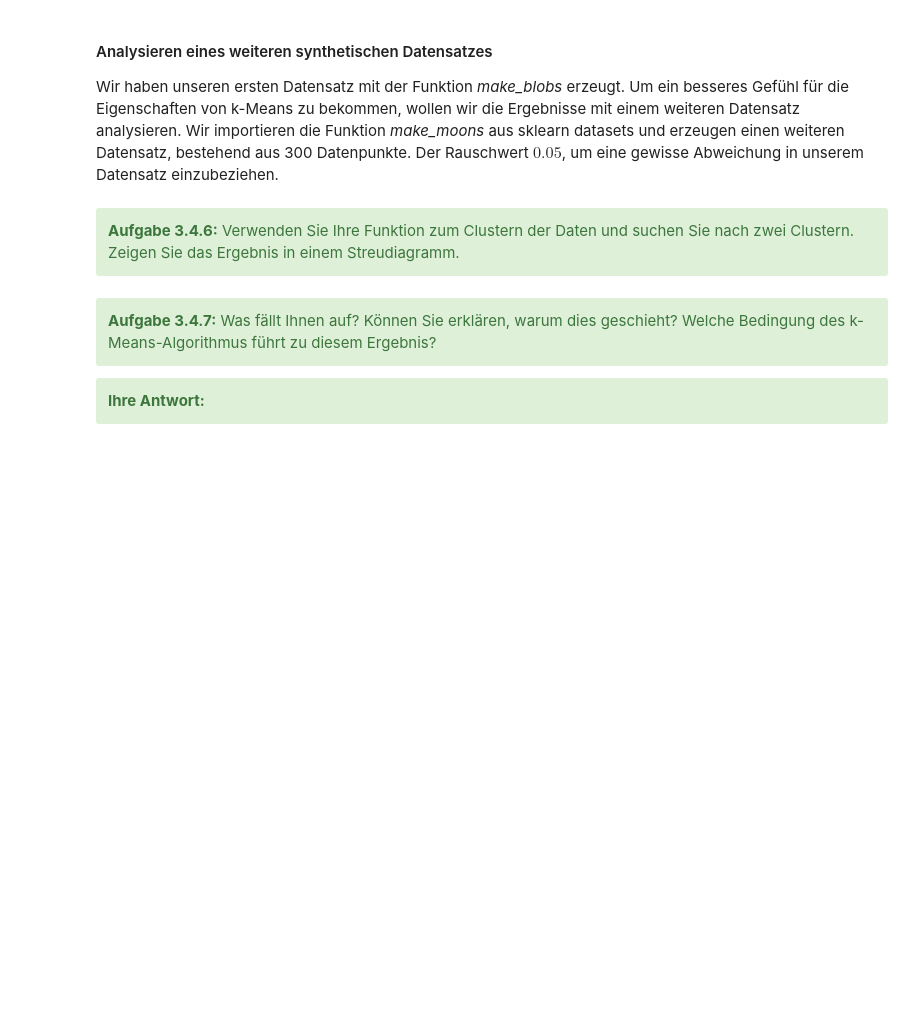
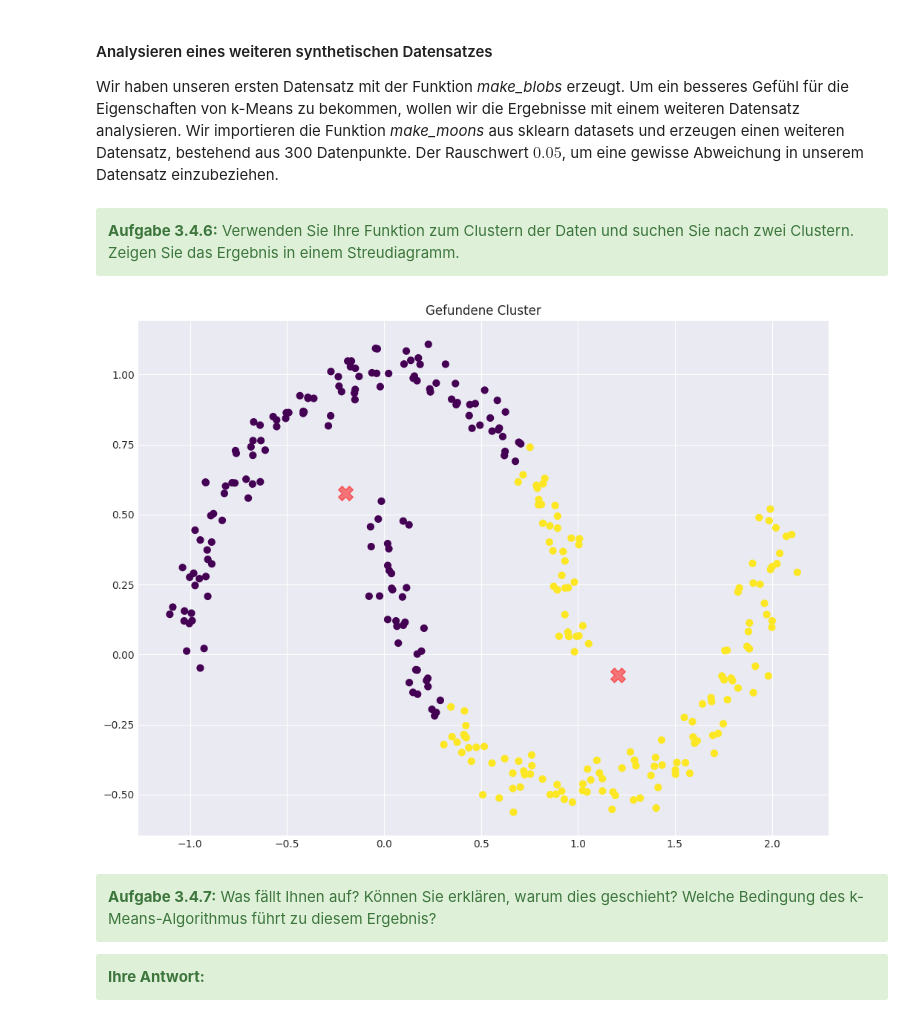
Before and after one commit to noambalul/AMALEA, a Jupyter notebook: Woche 3/4 K-Means-Clustering.ipynb, the cells around one changed output. Drawn from its saved outputs; the diff is of its cells as text; code cells hidden in the pictures; blank space fills up the shorter version.

```diff
--- a/Woche 3/4 K-Means-Clustering.ipynb
+++ b/Woche 3/4 K-Means-Clustering.ipynb
@@ -183,3 +190,19 @@ X_moon, y_moon = make_moons(300, noise=.05, random_state=RANDOM_STATE)
+# %%
+from sklearn.datasets import make_moons
+X_moon, y_moon = make_moons(300, noise=.05, random_state=RANDOM_STATE)
+# STUDENT CODE HERE
+n_clusters = 2  # Passe das an die tatsächlich erzeugte Anzahl an!
+centers_moon, labels_moon = find_clusters(X_moon, n_clusters, rseed=RANDOM_STATE)
+
+import matplotlib.pyplot as plt
+
+plt.scatter(X_moon[:, 0], X_moon[:, 1], c=labels_moon, cmap='viridis', s=40)
+plt.scatter(centers_moon[:, 0], centers_moon[:, 1], c='red', s=200, alpha=0.5, marker='X')
+plt.title("Gefundene Cluster")
+plt.show()
+# STUDENT CODE until HERE
+# %% [output]
+[figure, added]
 # %% [markdown]
 <div class="alert alert-block alert-success">
 <b>Aufgabe 3.4.7:</b> Was fällt Ihnen auf? Können Sie erklären, warum dies geschieht? Welche Bedingung des k-Means-Algorithmus führt zu diesem Ergebnis?
```
Also changed, not shown: parts of 19 cells of this notebook.
